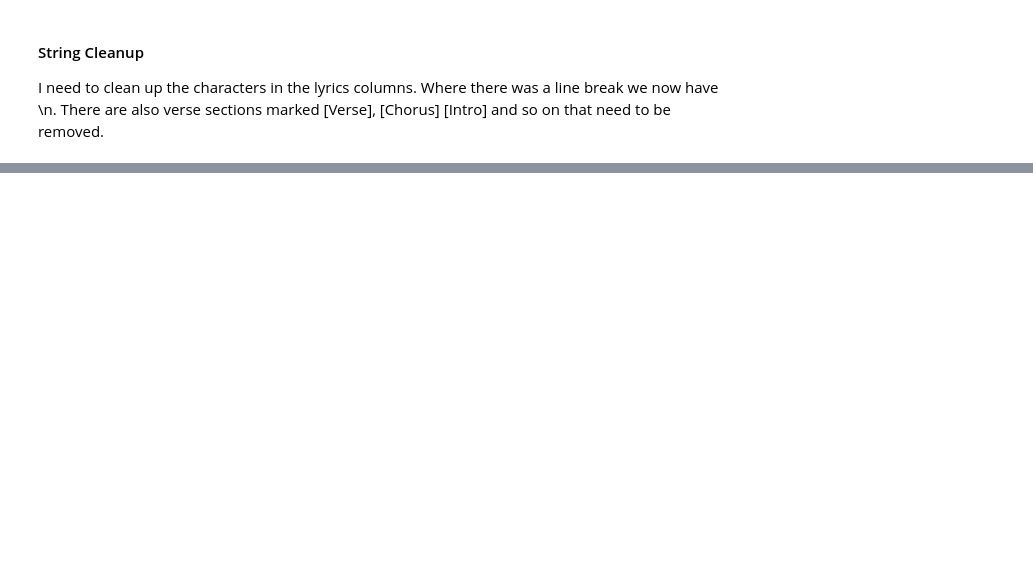
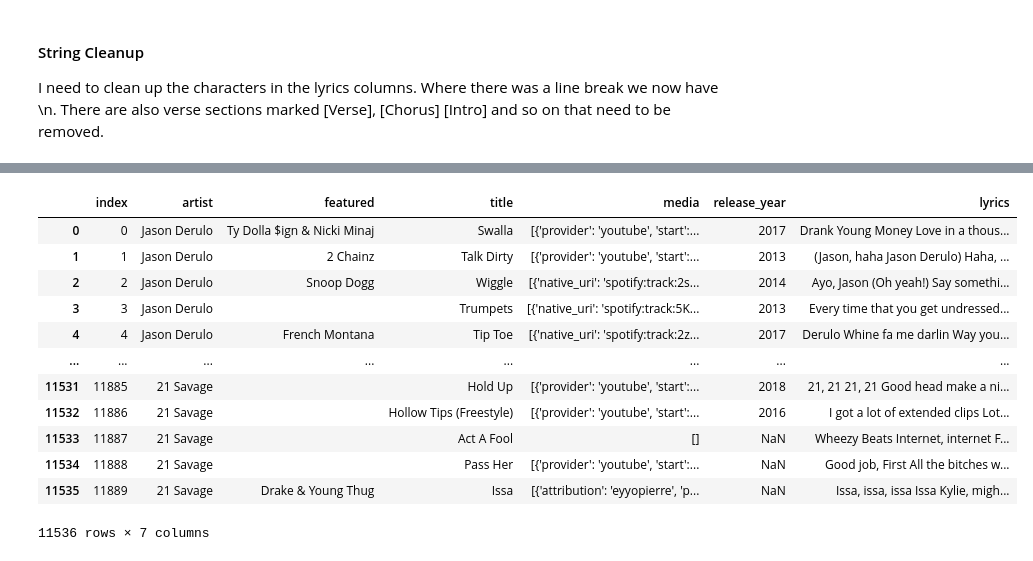
Before and after one commit to ArinkB/Predicting-Song-Skips, a Jupyter notebook: 2_Data Cleanup.ipynb, the cells around one changed output, grey strips where cells are left out. Cells and saved outputs as stored; diff of their text form; code cells hidden in the pictures; blank space fills up the shorter version.

```diff
--- a/2_Data Cleanup.ipynb
+++ b/2_Data Cleanup.ipynb
@@ -135,3 +108,3 @@ I need to clean up the characters in the lyrics columns. Where there was a line
 # %%
 df['lyrics'] = df['lyrics'].str.replace('\n', ' ').str.replace("\'", "")
-df['lyrics'] = df['lyrics'].str.replace(r'\[[^)]*\]','')
+df['lyrics'] = df['lyrics'].str.replace(r'[\[].*?[\]]','')
@@ -147,0 +126,2 @@ Currently the featured column has the original artist's name
+# %%
+df.reset_index(inplace=True)
@@ -148,15 +130,13 @@ Currently the featured column has the original artist's name
 # %%
 feat = []
-for values in df['title']:
-    try:
-        search = re.search(r'(?:\(|\[)(?:feat.|feat.|feat |with )[^)]*(?:\)|\])', values, re.I).group()
-        feat.append(search.replace('(' or '[', '').replace('feat. ' or 'Feat. ' or 'with ', '').replace(')' or ']', ''))
-
-    except:
+for values in df['featured']:
+    if values != '[]':
+        search = re.findall(r'name(.+?),', values, re.I)
+        res = str(search)
+        feat.append(re.sub(r'([][:\'\"])', '', res).replace(',', ' & ').strip())
+#         print(res.sub(r'[^a-zA-Z0-9$]', "", res).strip('  '))
+    else:
         feat.append('')
 
-
-df['title'] = df['title'].str.replace(r'(?:\(|\[)(?:feat. |feat |with )[^)]*(?:\)|\])','', re.I)
-df.insert(1, 'featuring', feat)
 #https://stackoverflow.com/questions/13148429/how-to-change-the-order-of-dataframe-columns?page=1&tab=votes#tab-top
-# Thanks Brett for Regex Help
+# Thanks Brett & Alex for Regex Help & John for Workarounds to a dictionary that was not a dictionary.
@@ -163,3 +163,21 @@ df.insert(1, 'featuring', feat)
+# %%
+df['featured'] = feat
+# %%
+df
+# %% [output]
+|  | index | artist | featured | title | media | release_year | lyrics |
+| 0 | 0 | Jason Derulo | Ty Dolla $ign & Nicki Minaj | Swalla | [{'provider': 'youtube', 'start':... | 2017 | Drank Young Money Love in a thous... |
+| 1 | 1 | Jason Derulo | 2 Chainz | Talk Dirty | [{'provider': 'youtube', 'start':... | 2013 | (Jason, haha Jason Derulo) Haha, ... |
+| 2 | 2 | Jason Derulo | Snoop Dogg | Wiggle | [{'native_uri': 'spotify:track:2s... | 2014 | Ayo, Jason (Oh yeah!) Say somethi... |
+| 3 | 3 | Jason Derulo |  | Trumpets | [{'native_uri': 'spotify:track:5K... | 2013 | Every time that you get undressed... |
+| 4 | 4 | Jason Derulo | French Montana | Tip Toe | [{'native_uri': 'spotify:track:2z... | 2017 | Derulo Whine fa me darlin Way you... |
+| ... | ... | ... | ... | ... | ... | ... | ... |
+| 11531 | 11885 | 21 Savage |  | Hold Up | [{'provider': 'youtube', 'start':... | 2018 | 21, 21 21, 21 Good head make a ni... |
+| 11532 | 11886 | 21 Savage |  | Hollow Tips (Freestyle) | [{'provider': 'youtube', 'start':... | 2016 | I got a lot of extended clips Lot... |
+| 11533 | 11887 | 21 Savage |  | Act A Fool | [] | NaN | Wheezy Beats Internet, internet F... |
+| 11534 | 11888 | 21 Savage |  | Pass Her | [{'provider': 'youtube', 'start':... | NaN | Good job, First All the bitches w... |
+| 11535 | 11889 | 21 Savage | Drake & Young Thug | Issa | [{'attribution': 'eyyopierre', 'p... | NaN | Issa, issa, issa Issa Kylie, migh... |
+11536 rows × 7 columns
 # %%
 skip = []
 for row in df.values:
```
Also changed, not shown: parts of 32 cells of this notebook, 1 other file.
